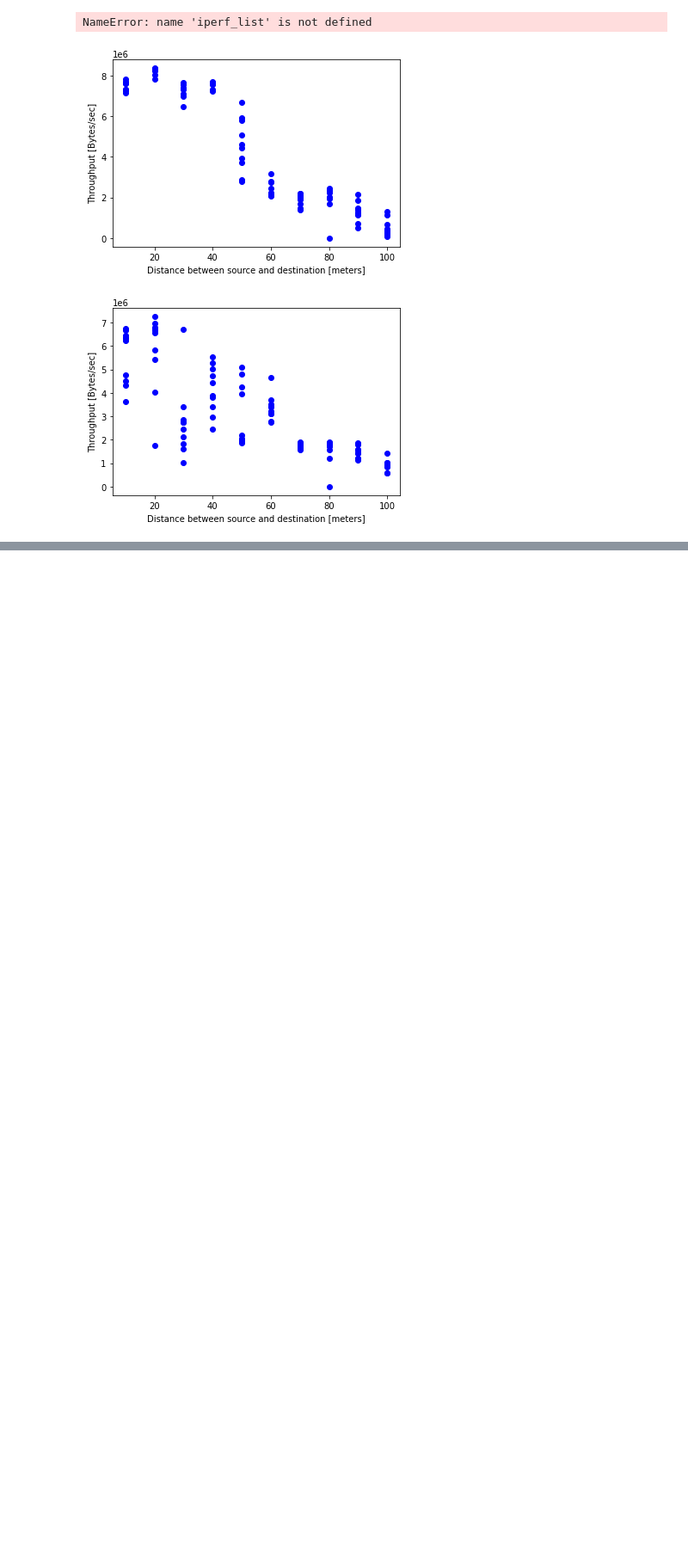
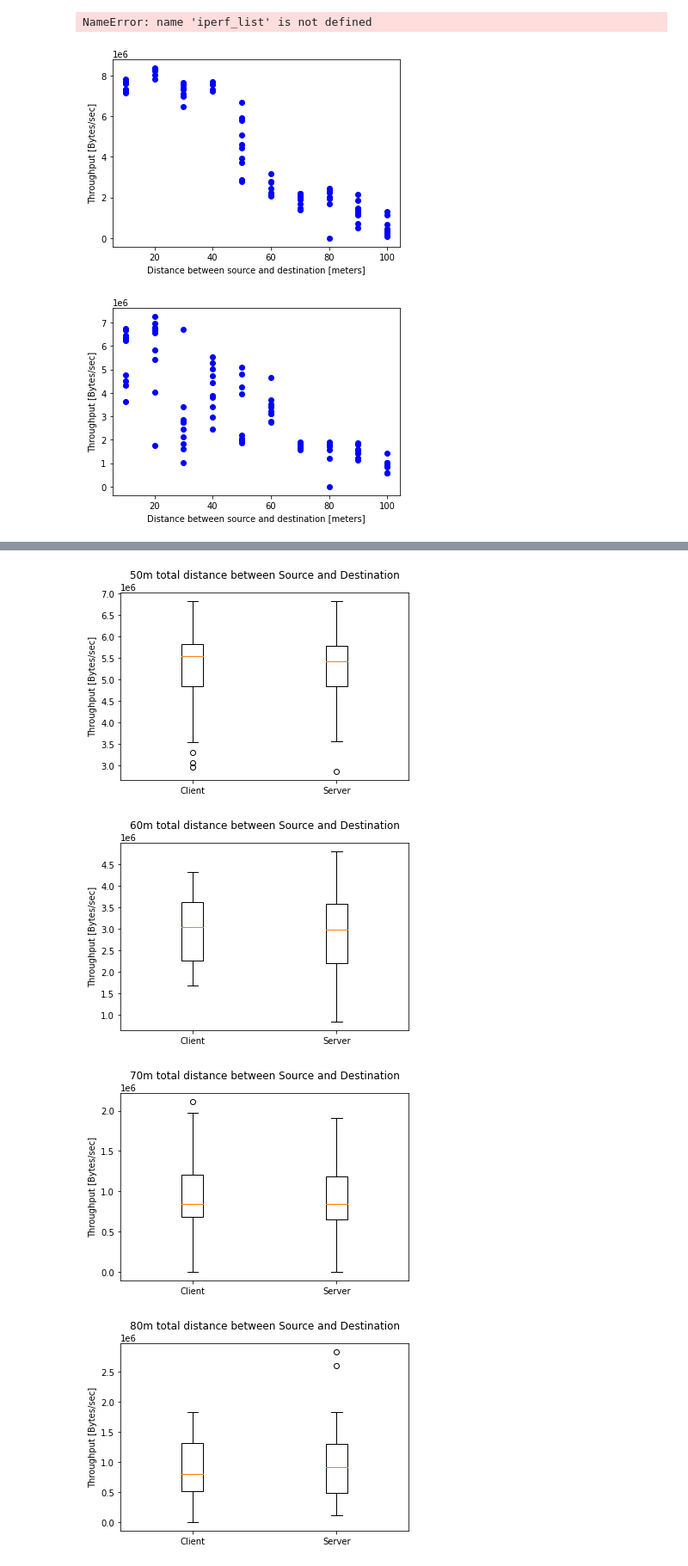
Before and after one commit to k00ziex/MastersThesis_FANETs_Fall_2022, a Jupyter notebook: Data_processing/Data_Visualization.ipynb, the cells around one changed output, grey strips where cells are left out. Shown: that part at 86% size. Saved outputs shown, nothing was run; the diff lists cells and outputs as text; code cells hidden in the pictures; blank space fills up the shorter version.

```diff
--- a/Data_processing/Data_Visualization.ipynb
+++ b/Data_processing/Data_Visualization.ipynb
@@ -4,7 +4,7 @@ import matplotlib.pyplot as plt
 import numpy as np
 
 
-def prepare_boxplot_data(filename):
+def prepare_boxplot_data(filename, unable_to_reach_first_line = False):
     iperfString = read_file(filename)
     client_data = []
     server_data = []
@@ -18,6 +18,9 @@ def prepare_boxplot_data(filename):
 
         for index, s_c_entry in enumerate(server_client_list):
             line_list = s_c_entry.split("\n")
+            if(unable_to_reach_first_line): # If the first line of the file is that we're unable to reach the destination, then we remove that from the string
+                line_list.pop(0)
+                unable_to_reach_first_line = False
 
             if(index % 2 == 0):
                 if(first_run_client):
@@ -385,0 +425,43 @@ for filename, filename_int, title in zip(filenames, filenames_interference, boxp
+# %%
+filenames = ["../Distance/Dongle/Multi-hop/iperf_results_10m.txt",
+            "../Distance/Dongle/Multi-hop/iperf_results_20m.txt",
+            "../Distance/Dongle/Multi-hop/iperf_results_30m.txt",
+            "../Distance/Dongle/Multi-hop/iperf_results_40m.txt",
+            "../Distance/Dongle/Multi-hop/iperf_results_50m.txt",
+            "../Distance/Dongle/Multi-hop/iperf_results_60m.txt",
+            "../Distance/Dongle/Multi-hop/iperf_results_70m.txt",
+            "../Distance/Dongle/Multi-hop/iperf_results_80m.txt",
+            "../Distance/Dongle/Multi-hop/iperf_results_90m.txt",
+            "../Distance/Dongle/Multi-hop/iperf_results_100m.txt"]
+filenames_interference = ["../Distance/Dongle/Multi-hop_interference/iperf_results_10m.txt",
+                        "../Distance/Dongle/Multi-hop_interference/iperf_results_20m.txt",
+                        "../Distance/Dongle/Multi-hop_interference/iperf_results_30m.txt",
+                        "../Distance/Dongle/Multi-hop_interference/iperf_results_40m.txt",
+                        "../Distance/Dongle/Multi-hop_interference/iperf_results_50m.txt",
+                        "../Distance/Dongle/Multi-hop_interference/iperf_results_60m.txt",
+                        "../Distance/Dongle/Multi-hop_interference/iperf_results_70m.txt",
+                        "../Distance/Dongle/Multi-hop_interference/iperf_results_80m.txt",
+                        "../Distance/Dongle/Multi-hop_interference/iperf_results_90m.txt",
+                        "../Distance/Dongle/Multi-hop_interference/iperf_results_100m.txt"]
+boxplot_titles = ['50m', '60m', '70m', '80m', '90m', '100m', '110m', '120m', '130m', '140m']
+
+
+for filename, title in zip(filenames, boxplot_titles):
+    if('40m' in filename):
+        client_data, server_data = prepare_boxplot_data(filename, True)
+    else:
+        client_data, server_data = prepare_boxplot_data(filename)
+    #client_interference_data, server_interference_data = prepare_boxplot_data(filename_int)
+    data_dict = {'Client': client_data, #'Client w. interference': client_interference_data,
+                'Server': server_data, #'Server w. interference': server_interference_data
+                }
+    fig, ax = plt.subplots()
+    ax.boxplot(data_dict.values())
+    ax.set_xticklabels(data_dict.keys())
+    ax.set_ylabel('Throughput [Bytes/sec]')
+    ax.set_title(title + ' total distance between Source and Destination')
+# %% [output]
+[figure, added]
+[figure, added]
+[figure, added]
+[figure, added]
```
Also changed, not shown: parts of 3 cells of this notebook.
